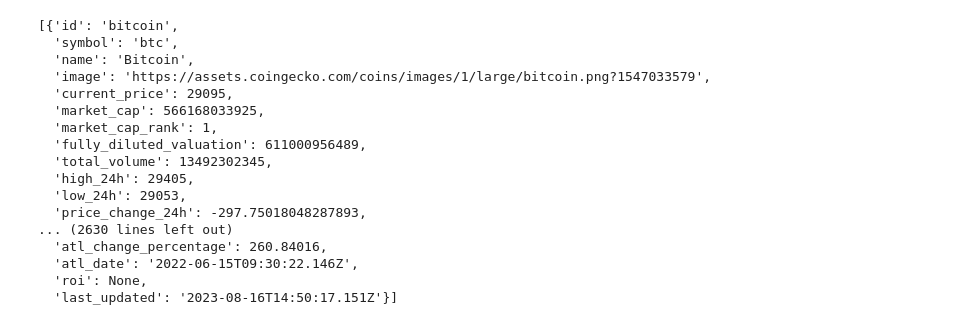
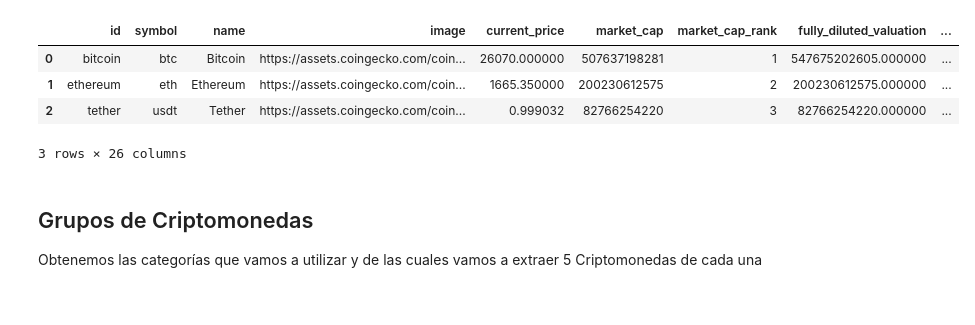
Before and after one commit to BrianMasat/ProjectDataAnalyst, a Jupyter notebook: ProyectoDataAnalytics/EDA.ipynb, the cells around one changed output. Cells and saved outputs as stored; diff of their text form; code cells hidden in the pictures; blank space fills up the shorter version.

```diff
--- a/ProyectoDataAnalytics/EDA.ipynb
+++ b/ProyectoDataAnalytics/EDA.ipynb
@@ -11,24 +16,17 @@ sns.set_theme(color_codes=True)
 # Instanciamos el API
 cg = CoinGeckoAPI()
 # %%
-# Obtenemos los datos de las criptomonedas
-cg.get_coins_markets(vs_currency='usd')
+# Obtenemos los datos de las criptomonedas, de los cuales algunos de ellos serán necesarios
+categorias = cg.get_coins_markets(vs_currency='usd')
+categorias = pd.DataFrame(categorias)
+categorias.head(3)
 # %% [output]
+|  | id | symbol | name | image | current_price | market_cap | market_cap_rank | fully_diluted_valuation | ... |
+| 0 | bitcoin | btc | Bitcoin | https://assets.coingecko.com/coin... | 26070.000000 | 507637198281 | 1 | 547675202605.000000 | ... |
+| 1 | ethereum | eth | Ethereum | https://assets.coingecko.com/coin... | 1665.350000 | 200230612575 | 2 | 200230612575.000000 | ... |
+| 2 | tether | usdt | Tether | https://assets.coingecko.com/coin... | 0.999032 | 82766254220 | 3 | 82766254220.000000 | ... |
-[{'id': 'bitcoin',
-  'symbol': 'btc',
-  'name': 'Bitcoin',
-  'image': 'https://assets.coingecko.com/coins/images/1/large/bitcoin.png?1547033579',
-  'current_price': 29095,
-  'market_cap': 566168033925,
-  'market_cap_rank': 1,
-  'fully_diluted_valuation': 611000956489,
-  'total_volume': 13492302345,
-  'high_24h': 29405,
-  'low_24h': 29053,
-  'price_change_24h': -297.75018048287893,
-... (2630 lines left out)
-  'atl_change_percentage': 260.84016,
-  'atl_date': '2022-06-15T09:30:22.146Z',
-  'roi': None,
-  'last_updated': '2023-08-16T14:50:17.151Z'}]
+3 rows × 26 columns
+# %% [markdown]
+<h2>Grupos de Criptomonedas</h2>
+Obtenemos las categorías que vamos a utilizar y de las cuales vamos a extraer 5 Criptomonedas de cada una
 # %%
```
Also changed, not shown: parts of 120 cells of this notebook, 40 other files.
